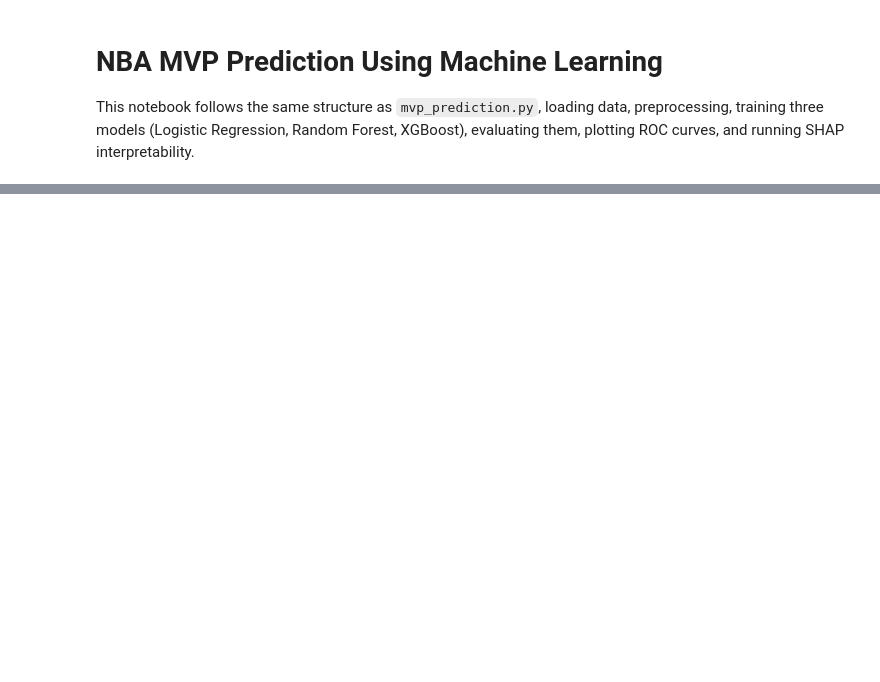
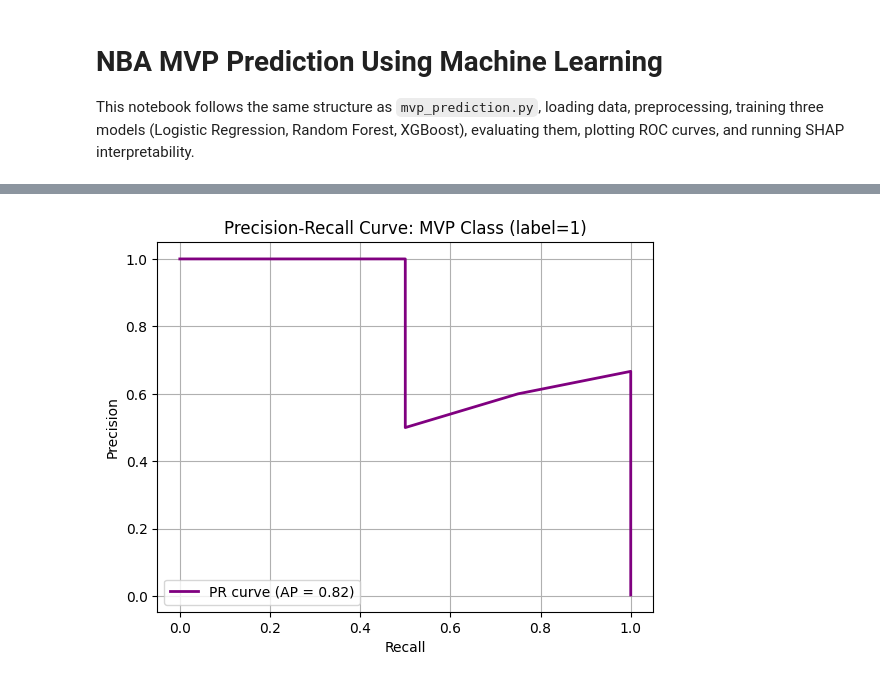
Before and after one commit to lydbsw/mvpprediction, a Jupyter notebook: mvp_prediction.ipynb, the cells around one changed output, grey strips where cells are left out. Drawn from its saved outputs; the diff is of its cells as text; code cells hidden in the pictures; blank space fills up the shorter version.

```diff
--- a/mvp_prediction.ipynb
+++ b/mvp_prediction.ipynb
@@ -107,0 +116,14 @@ Confusion Matrix: TN=3529, FP=3, FN=4, TP=4
+# %%
+precision, recall, _ = precision_recall_curve((y_test == 1).astype(int), y_score[:, 1])
+ap = average_precision_score((y_test == 1).astype(int), y_score[:, 1])
+
+plt.figure()
+plt.plot(recall, precision, color="purple", lw=2, label="PR curve (AP = %.2f)" % ap)
+plt.xlabel("Recall")
+plt.ylabel("Precision")
+plt.title("Precision-Recall Curve: MVP Class (label=1)")
+plt.legend(loc="lower left")
+plt.grid(True)
+plt.show()
+# %% [output]
+[figure, added]
```
Also changed, not shown: parts of 4 cells of this notebook.
